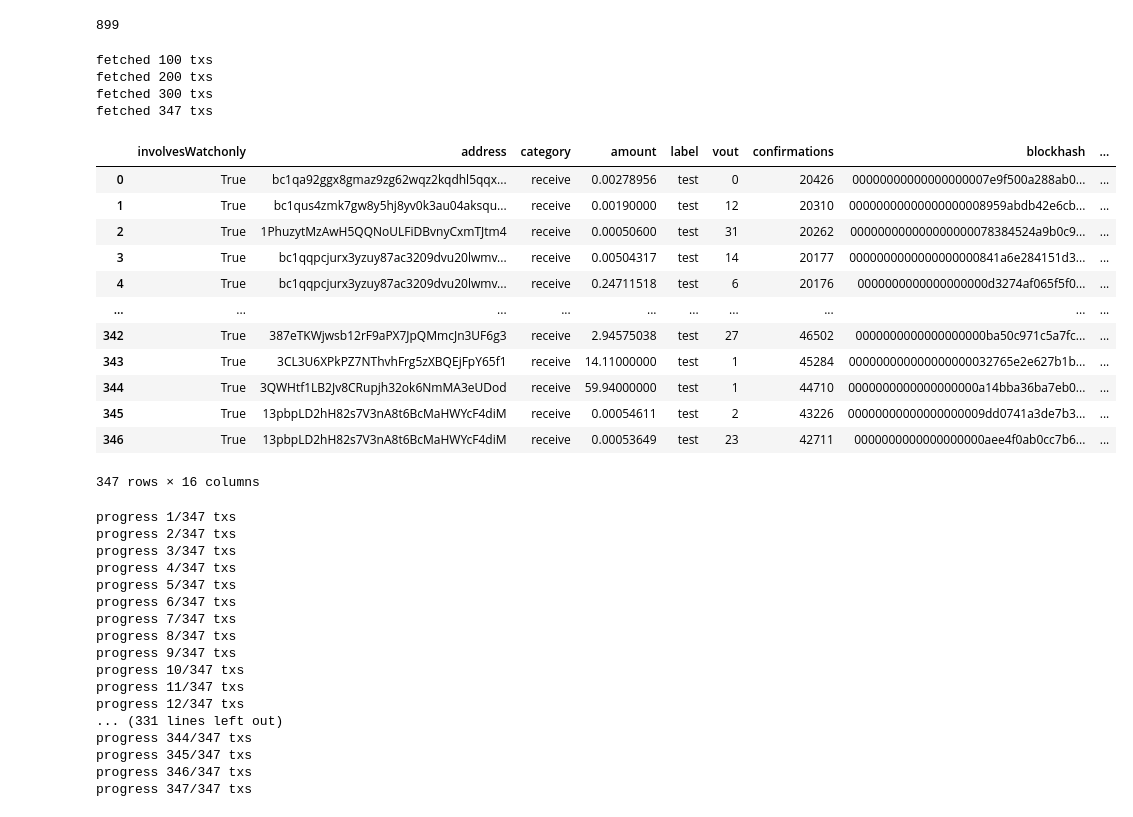
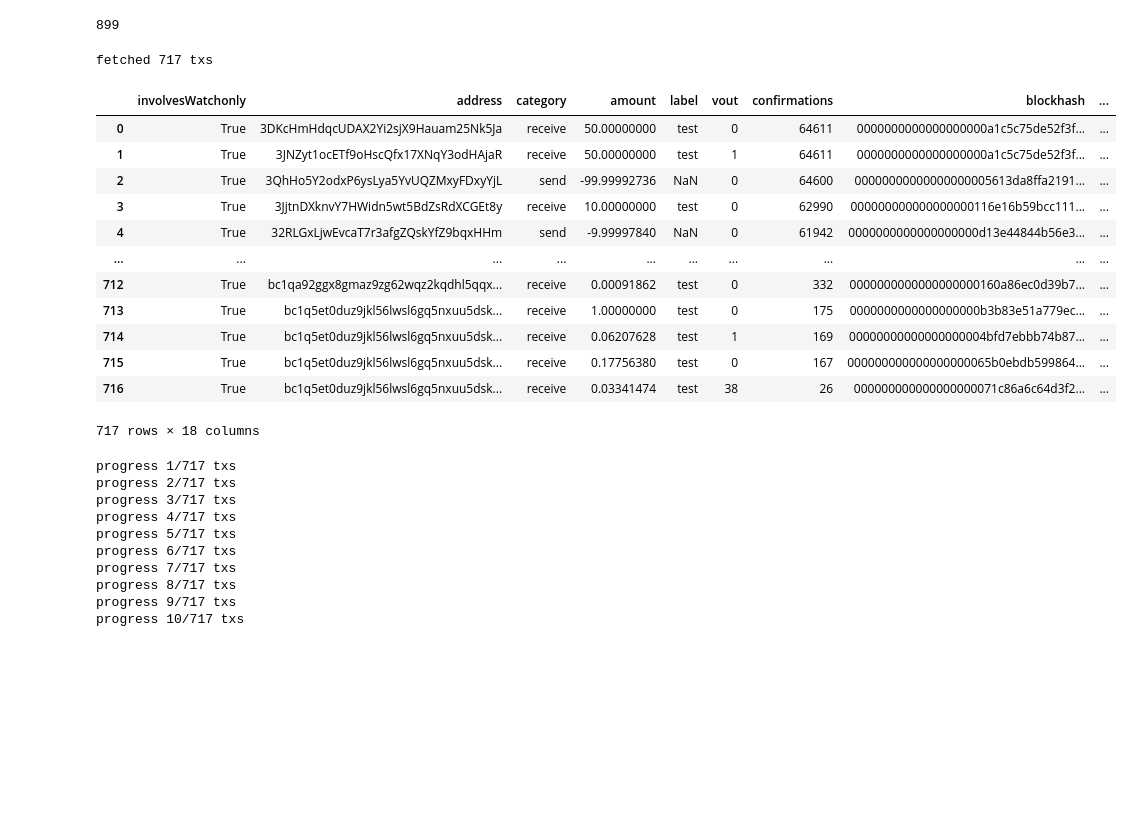
Before and after one commit to TantraLabs/monitor-btc-addrs, a Jupyter notebook: rpc_method/rpc_data.ipynb, the cells around one changed output. Cells and saved outputs as stored; diff of their text form; code cells hidden in the pictures; blank space fills up the shorter version.

```diff
--- a/rpc_method/rpc_data.ipynb
+++ b/rpc_method/rpc_data.ipynb
@@ -33,36 +33,32 @@ len(labeled_addr)
 899
 # %%
 df = pd.DataFrame()
-count_val = 100
+count_val = 1000
 skip_val = 0
 while(True):
-    skip_val+=count_val
-    get_txs = rpc_connection.listtransactions("test", count_val, skip_val, True) # change 'test' to '*' to include send tx as well
+    get_txs = rpc_connection.listtransactions("*", count_val, skip_val, True) # change 'test' to '*' to include send tx as well
     if get_txs == []:
         break
     df = df.append(pd.DataFrame(get_txs), ignore_index=True)
     print(f"fetched {len(df)} txs")
-
+    skip_val+=count_val
 
 df
 # %% [output]
-fetched 100 txs
-fetched 200 txs
-fetched 300 txs
-fetched 347 txs
+fetched 717 txs
 |  | involvesWatchonly | address | category | amount | label | vout | confirmations | blockhash | ... |
-| 0 | True | bc1qa92ggx8gmaz9zg62wqz2kqdhl5qqx... | receive | 0.00278956 | test | 0 | 20426 | 00000000000000000007e9f500a288ab0... | ... |
-| 1 | True | bc1qus4zmk7gw8y5hj8yv0k3au04aksqu... | receive | 0.00190000 | test | 12 | 20310 | 00000000000000000008959abdb42e6cb... | ... |
-| 2 | True | 1PhuzytMzAwH5QQNoULFiDBvnyCxmTJtm4 | receive | 0.00050600 | test | 31 | 20262 | 000000000000000000078384524a9b0c9... | ... |
-| 3 | True | bc1qqpcjurx3yzuy87ac3209dvu20lwmv... | receive | 0.00504317 | test | 14 | 20177 | 0000000000000000000841a6e284151d3... | ... |
-| 4 | True | bc1qqpcjurx3yzuy87ac3209dvu20lwmv... | receive | 0.24711518 | test | 6 | 20176 | 0000000000000000000d3274af065f5f0... | ... |
+| 0 | True | 3DKcHmHdqcUDAX2Yi2sjX9Hauam25Nk5Ja | receive | 50.00000000 | test | 0 | 64611 | 0000000000000000000a1c5c75de52f3f... | ... |
+| 1 | True | 3JNZyt1ocETf9oHscQfx17XNqY3odHAjaR | receive | 50.00000000 | test | 1 | 64611 | 0000000000000000000a1c5c75de52f3f... | ... |
+| 2 | True | 3QhHo5Y2odxP6ysLya5YvUQZMxyFDxyYjL | send | -99.99992736 | NaN | 0 | 64600 | 00000000000000000005613da8ffa2191... | ... |
+| 3 | True | 3JjtnDXknvY7HWidn5wt5BdZsRdXCGEt8y | receive | 10.00000000 | test | 0 | 62990 | 000000000000000000116e16b59bcc111... | ... |
+| 4 | True | 32RLGxLjwEvcaT7r3afgZQskYfZ9bqxHHm | send | -9.99997840 | NaN | 0 | 61942 | 0000000000000000000d13e44844b56e3... | ... |
 | ... | ... | ... | ... | ... | ... | ... | ... | ... | ... |
-| 342 | True | 387eTKWjwsb12rF9aPX7JpQMmcJn3UF6g3 | receive | 2.94575038 | test | 27 | 46502 | 0000000000000000000ba50c971c5a7fc... | ... |
-| 343 | True | 3CL3U6XPkPZ7NThvhFrg5zXBQEjFpY65f1 | receive | 14.11000000 | test | 1 | 45284 | 000000000000000000032765e2e627b1b... | ... |
-| 344 | True | 3QWHtf1LB2Jv8CRupjh32ok6NmMA3eUDod | receive | 59.94000000 | test | 1 | 44710 | 0000000000000000000a14bba36ba7eb0... | ... |
-| 345 | True | 13pbpLD2hH82s7V3nA8t6BcMaHWYcF4diM | receive | 0.00054611 | test | 2 | 43226 | 00000000000000000009dd0741a3de7b3... | ... |
-| 346 | True | 13pbpLD2hH82s7V3nA8t6BcMaHWYcF4diM | receive | 0.00053649 | test | 23 | 42711 | 0000000000000000000aee4f0ab0cc7b6... | ... |
+| 712 | True | bc1qa92ggx8gmaz9zg62wqz2kqdhl5qqx... | receive | 0.00091862 | test | 0 | 332 | 0000000000000000000160a86ec0d39b7... | ... |
+| 713 | True | bc1q5et0duz9jkl56lwsl6gq5nxuu5dsk... | receive | 1.00000000 | test | 0 | 175 | 0000000000000000000b3b83e51a779ec... | ... |
+| 714 | True | bc1q5et0duz9jkl56lwsl6gq5nxuu5dsk... | receive | 0.06207628 | test | 1 | 169 | 00000000000000000004bfd7ebbb74b87... | ... |
+| 715 | True | bc1q5et0duz9jkl56lwsl6gq5nxuu5dsk... | receive | 0.17756380 | test | 0 | 167 | 000000000000000000065b0ebdb599864... | ... |
+| 716 | True | bc1q5et0duz9jkl56lwsl6gq5nxuu5dsk... | receive | 0.03341474 | test | 38 | 26 | 000000000000000000071c86a6c64d3f2... | ... |
-347 rows × 16 columns
+717 rows × 18 columns
 # %%
 # df_by_addr = df.groupby('address')
 # len(df_by_addr)
@@ -71,7 +67,7 @@ txids = df.txid.values
 tx_df = pd.DataFrame()
 total_txs = len(txids)
 i = 0
-for txid in txids:
+for txid in txids[:10]:
     raw_data = rpc_connection.gettransaction(txid, False, True)
     vout_addr = [", ".join(raw_data['decoded']['vout'][i]['scriptPubKey']['addresses']) for i in range (len(raw_data['decoded']['vout']))]
     vin_addr = [(raw_data['decoded']['vin'][i]['txid'], raw_data['decoded']['vin'][i]['vout']) for i in range(len(raw_data['decoded']['vin']))]
@@ -81,23 +77,16 @@ for txid in txids:
     i+=1
     print(f"progress {i}/{total_txs} txs")
 # %% [output]
-progress 1/347 txs
-progress 2/347 txs
-progress 3/347 txs
-progress 4/347 txs
-progress 5/347 txs
-progress 6/347 txs
-progress 7/347 txs
-progress 8/347 txs
-progress 9/347 txs
-progress 10/347 txs
-progress 11/347 txs
-progress 12/347 txs
-... (331 lines left out)
-progress 344/347 txs
-progress 345/347 txs
-progress 346/347 txs
-progress 347/347 txs
+progress 1/717 txs
+progress 2/717 txs
+progress 3/717 txs
+progress 4/717 txs
+progress 5/717 txs
+progress 6/717 txs
+progress 7/717 txs
+progress 8/717 txs
+progress 9/717 txs
+progress 10/717 txs
 # %%
 merged_df = pd.merge(df, tx_df)
 merged_df
```
Also changed, not shown: parts of 1 cell of this notebook, 2 other files.
